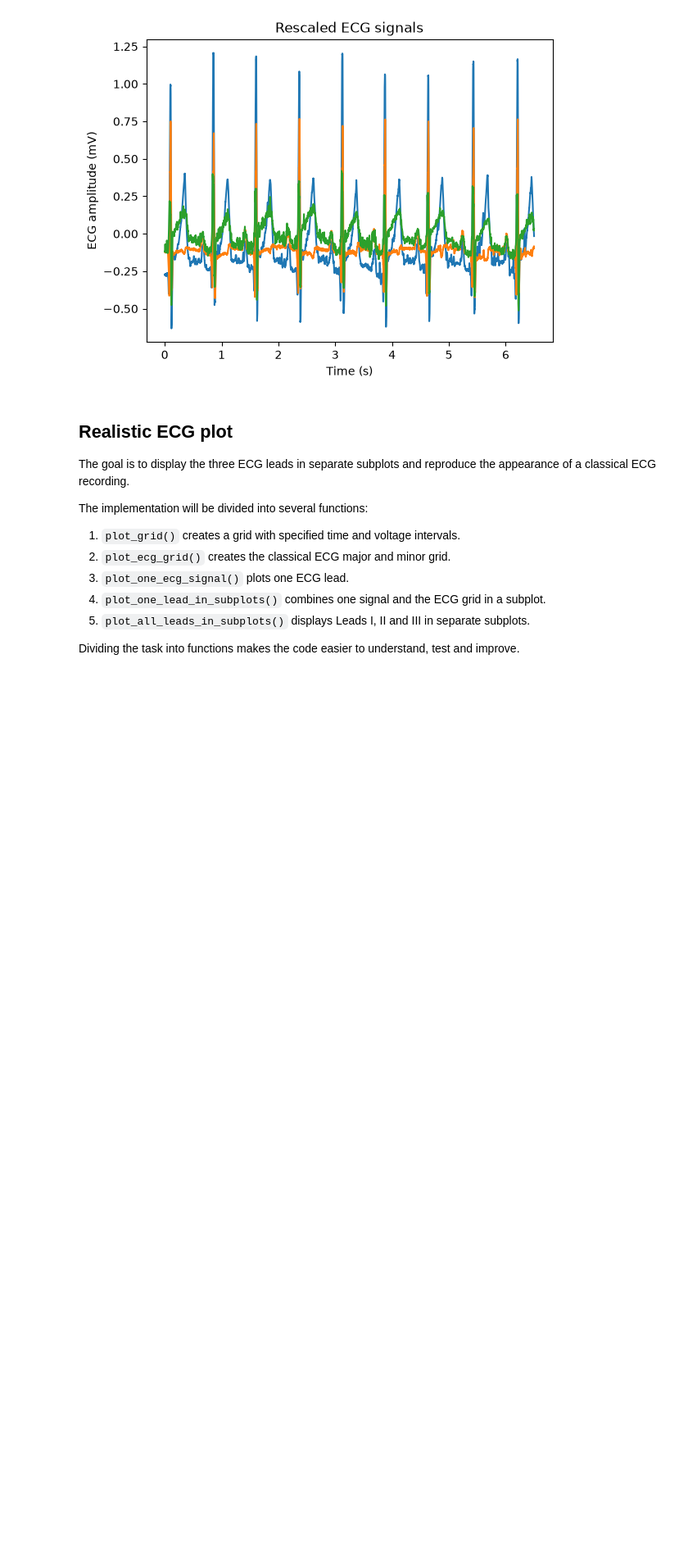
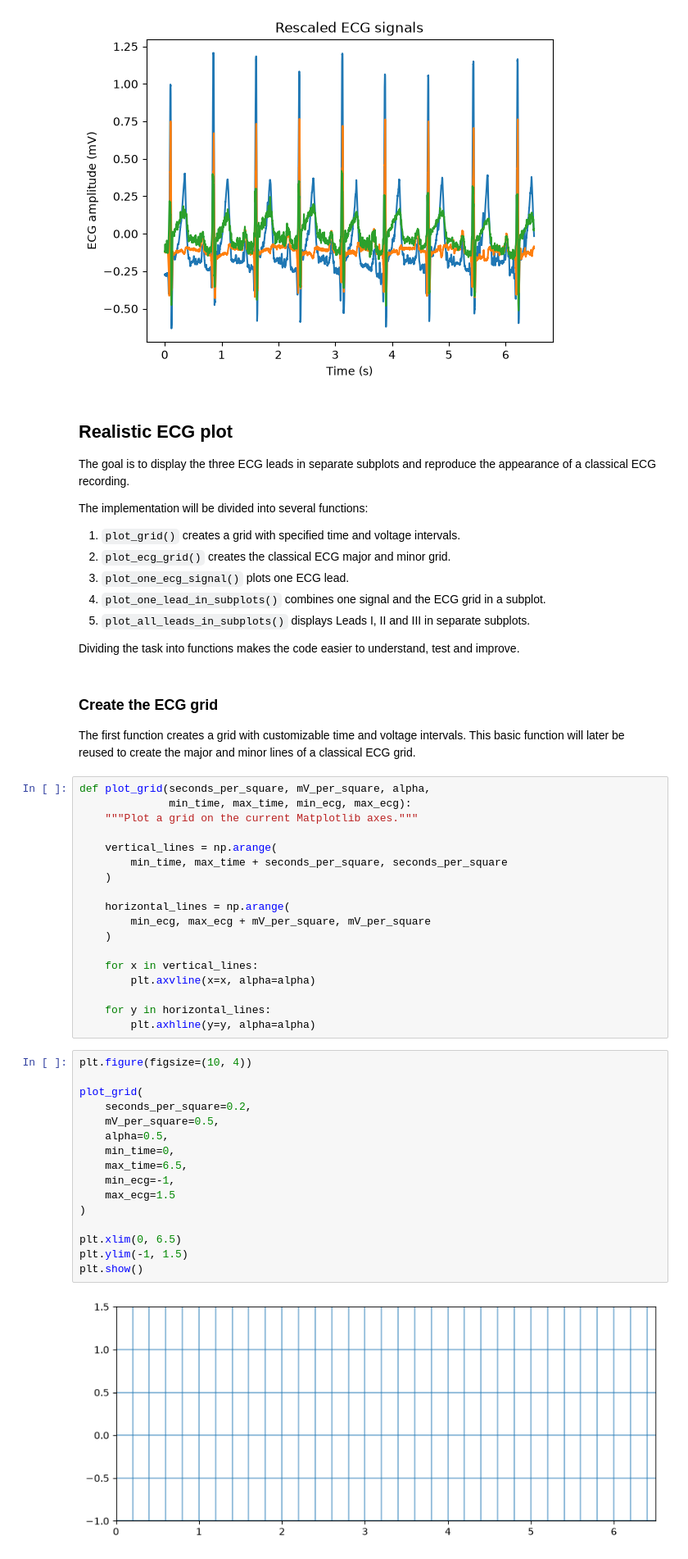
Before and after one commit to ElouanDef/Series01-python, a Jupyter notebook: Series01-python.ipynb, the cells around one changed output. Shown at 82% size. Cells and saved outputs as stored; diff of their text form; blank space fills up the shorter version.

Commit message:
create reusable ECG grid function

```diff
--- a/Series01-python.ipynb
+++ b/Series01-python.ipynb
@@ -147,3 +147,43 @@ The implementation will be divided into several functions:
 5. `plot_all_leads_in_subplots()` displays Leads I, II and III in separate subplots.
 
 Dividing the task into functions makes the code easier to understand, test and improve.
+# %% [markdown]
+### Create the ECG grid
+
+The first function creates a grid with customizable time and voltage intervals. This basic function will later be reused to create the major and minor lines of a classical ECG grid.
+# %%
+def plot_grid(seconds_per_square, mV_per_square, alpha,
+              min_time, max_time, min_ecg, max_ecg):
+    """Plot a grid on the current Matplotlib axes."""
+
+    vertical_lines = np.arange(
+        min_time, max_time + seconds_per_square, seconds_per_square
+    )
+
+    horizontal_lines = np.arange(
+        min_ecg, max_ecg + mV_per_square, mV_per_square
+    )
+
+    for x in vertical_lines:
+        plt.axvline(x=x, alpha=alpha)
+
+    for y in horizontal_lines:
+        plt.axhline(y=y, alpha=alpha)
+# %%
+plt.figure(figsize=(10, 4))
+
+plot_grid(
+    seconds_per_square=0.2,
+    mV_per_square=0.5,
+    alpha=0.5,
+    min_time=0,
+    max_time=6.5,
+    min_ecg=-1,
+    max_ecg=1.5
+)
+
+plt.xlim(0, 6.5)
+plt.ylim(-1, 1.5)
+plt.show()
+# %% [output]
+[figure, added]
```
